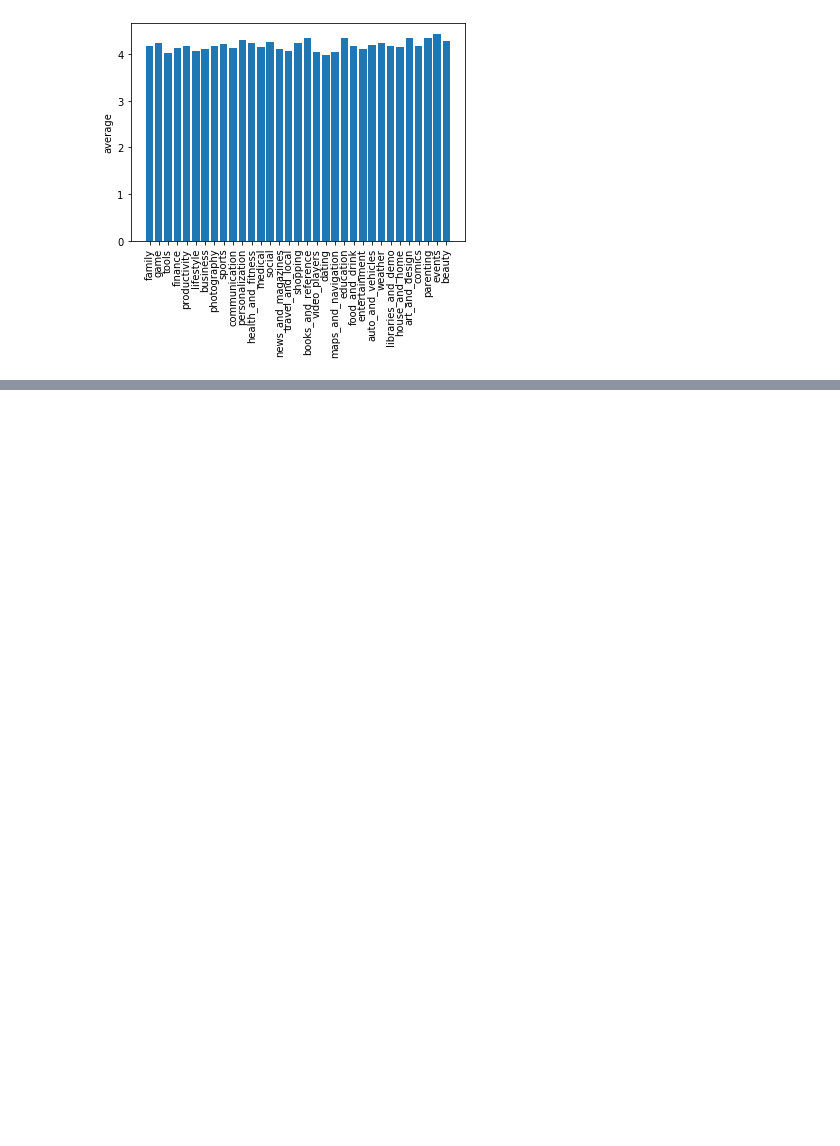
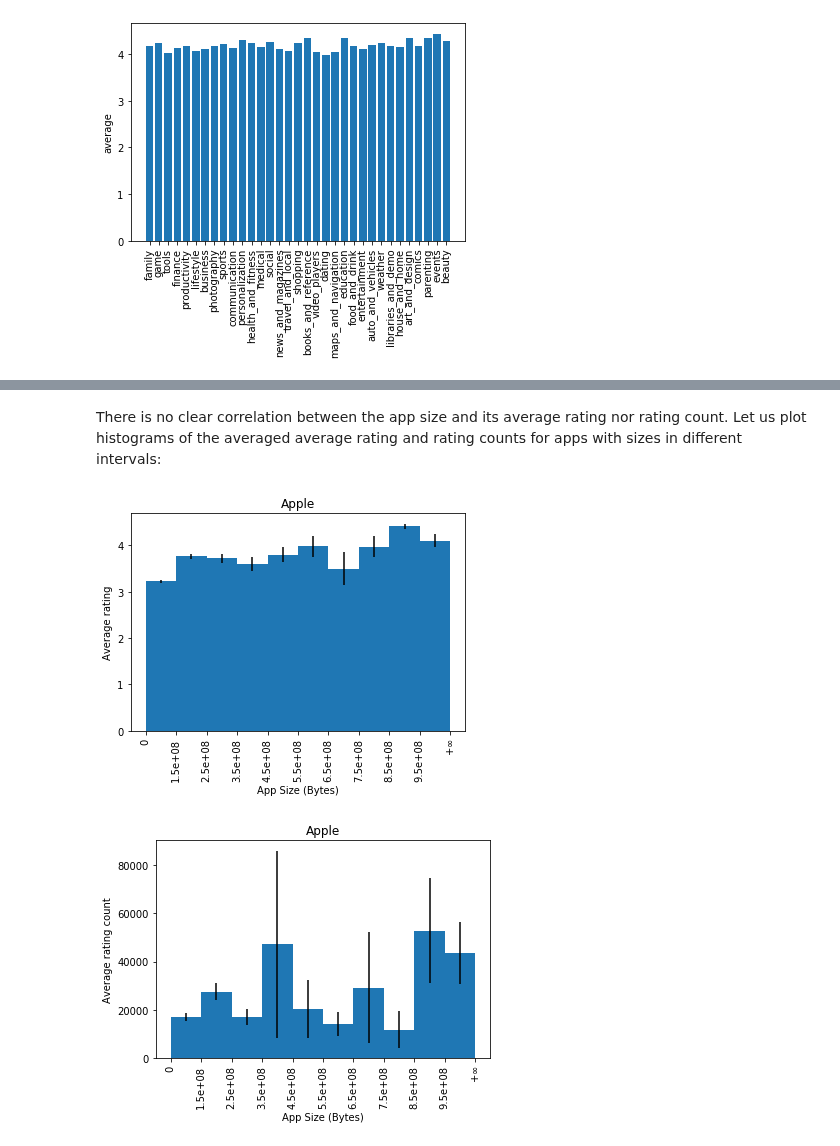
Before and after one commit to FlorentCLMichel/learning_data_science, a Jupyter notebook: Profitable_App_Profiles.ipynb, the cells around one changed output, grey strips where cells are left out. Cells and saved outputs as stored; diff of their text form; code cells hidden in the pictures; blank space fills up the shorter version.

```diff
--- a/Profitable_App_Profiles.ipynb
+++ b/Profitable_App_Profiles.ipynb
@@ -951,0 +1023,42 @@ One possibility to mitigate this weakness is to focus the app on photo and video
+# %% [markdown]
+There is no clear correlation between the app size and its average rating nor rating count.
+Let us plot histograms of the averaged average rating and rating counts for apps with sizes in different intervals:
+# %%
+# intervals of app sizes to be considered
+list_size_Apple = [10**9*(i+1)/10 for i in range(10)]
+boundaries_size_Apple = [0.5*(list_size_Apple[i] + list_size_Apple[i+1]) for i in range(len(list_size_Apple)-1)]
+
+list_rating_by_size_Apple = [[] for _ in list_size_Apple]
+list_rating_count_by_size_Apple = [[] for _ in list_size_Apple]
+for j, row in enumerate(data_Apple_rel[1:]):
+    for i, boundary in enumerate(boundaries_size_Apple):
+        if apple_sizes[j] < boundary:
+            list_rating_by_size_Apple[i].append(float(row[-1]))
+            list_rating_count_by_size_Apple[i].append(int(row[-2]))
+            break
+    if apple_sizes[j] > boundaries_size_Apple[-1]:
+        list_rating_by_size_Apple[-1].append(float(data_Apple_rel[j+1][-1]))
+        list_rating_count_by_size_Apple[-1].append(int(data_Apple_rel[j+1][-2]))
+
+# average and standard error of the average rating by interval of app sizes
+ave_list_rating_by_size_Apple = list(map(ave, list_rating_by_size_Apple))
+ste_list_rating_by_size_Apple = list(map(lambda x: std(x)/sqrt(len(x)), list_rating_by_size_Apple))
+
+# average and standard error of the rating count by interval of app sizes
+ave_list_rating_count_by_size_Apple = list(map(ave, list_rating_count_by_size_Apple))
+ste_list_rating_count_by_size_Apple = list(map(lambda x: std(x)/sqrt(len(x)), list_rating_count_by_size_Apple))
+
+histo(boundaries_size_Apple, ave_list_rating_by_size_Apple, xmin = '0', yerr = ste_list_rating_by_size_Apple)
+plt.xlabel('App Size (Bytes)')
+plt.ylabel('Average rating')
+plt.title('Apple')
+plt.show()
+
+histo(boundaries_size_Apple, ave_list_rating_count_by_size_Apple, xmin = '0', yerr = ste_list_rating_count_by_size_Apple)
+plt.xlabel('App Size (Bytes)')
+plt.ylabel('Average rating count')
+plt.title('Apple')
+plt.show()
+# %% [output]
+[figure, added]
+[figure, added]
```
Also changed, not shown: parts of 71 cells of this notebook.
